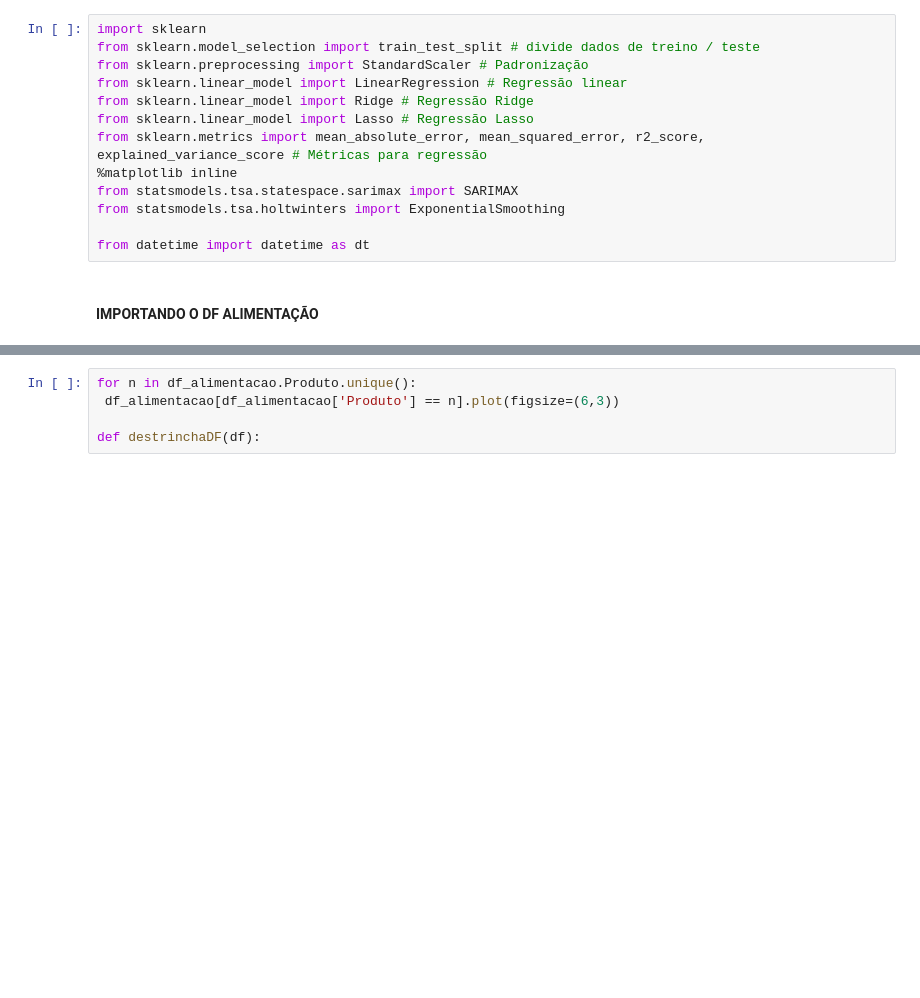
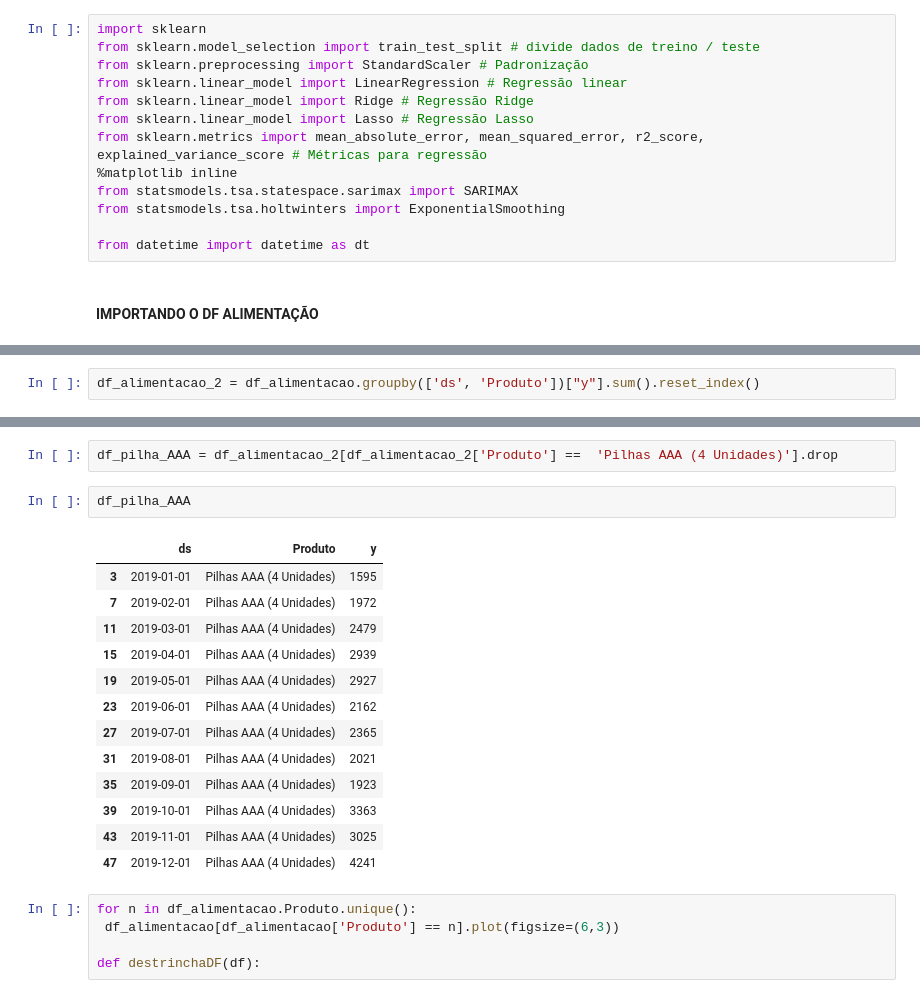
Before and after one commit to alyssonmontovanelli/analise_Previsao_Vendas_varejo, a Jupyter notebook: pre_processamento/proc_Alimentacao copy 2.ipynb, the cells around one changed output, grey strips where cells are left out. Drawn from its saved outputs; the diff is of its cells as text; blank space fills up the shorter version.

```diff
--- a/pre_processamento/proc_Alimentacao copy 2.ipynb
+++ b/pre_processamento/proc_Alimentacao copy 2.ipynb
@@ -69,0 +72,2 @@ from statsmodels.tsa.holtwinters import ExponentialSmoothing
+# %%
+df_alimentacao_2 = df_alimentacao.groupby(['ds', 'Produto'])["y"].sum().reset_index()
@@ -70,3 +88,21 @@ from statsmodels.tsa.holtwinters import ExponentialSmoothing
+# %%
+df_pilha_AAA = df_alimentacao_2[df_alimentacao_2['Produto'] ==  'Pilhas AAA (4 Unidades)'].drop
+# %%
+df_pilha_AAA
+# %% [output]
+|  | ds | Produto | y |
+| 3 | 2019-01-01 | Pilhas AAA (4 Unidades) | 1595 |
+| 7 | 2019-02-01 | Pilhas AAA (4 Unidades) | 1972 |
+| 11 | 2019-03-01 | Pilhas AAA (4 Unidades) | 2479 |
+| 15 | 2019-04-01 | Pilhas AAA (4 Unidades) | 2939 |
+| 19 | 2019-05-01 | Pilhas AAA (4 Unidades) | 2927 |
+| 23 | 2019-06-01 | Pilhas AAA (4 Unidades) | 2162 |
+| 27 | 2019-07-01 | Pilhas AAA (4 Unidades) | 2365 |
+| 31 | 2019-08-01 | Pilhas AAA (4 Unidades) | 2021 |
+| 35 | 2019-09-01 | Pilhas AAA (4 Unidades) | 1923 |
+| 39 | 2019-10-01 | Pilhas AAA (4 Unidades) | 3363 |
+| 43 | 2019-11-01 | Pilhas AAA (4 Unidades) | 3025 |
+| 47 | 2019-12-01 | Pilhas AAA (4 Unidades) | 4241 |
 # %%
 for n in df_alimentacao.Produto.unique():
  df_alimentacao[df_alimentacao['Produto'] == n].plot(figsize=(6,3))
```
Also changed, not shown: parts of 9 cells of this notebook.
